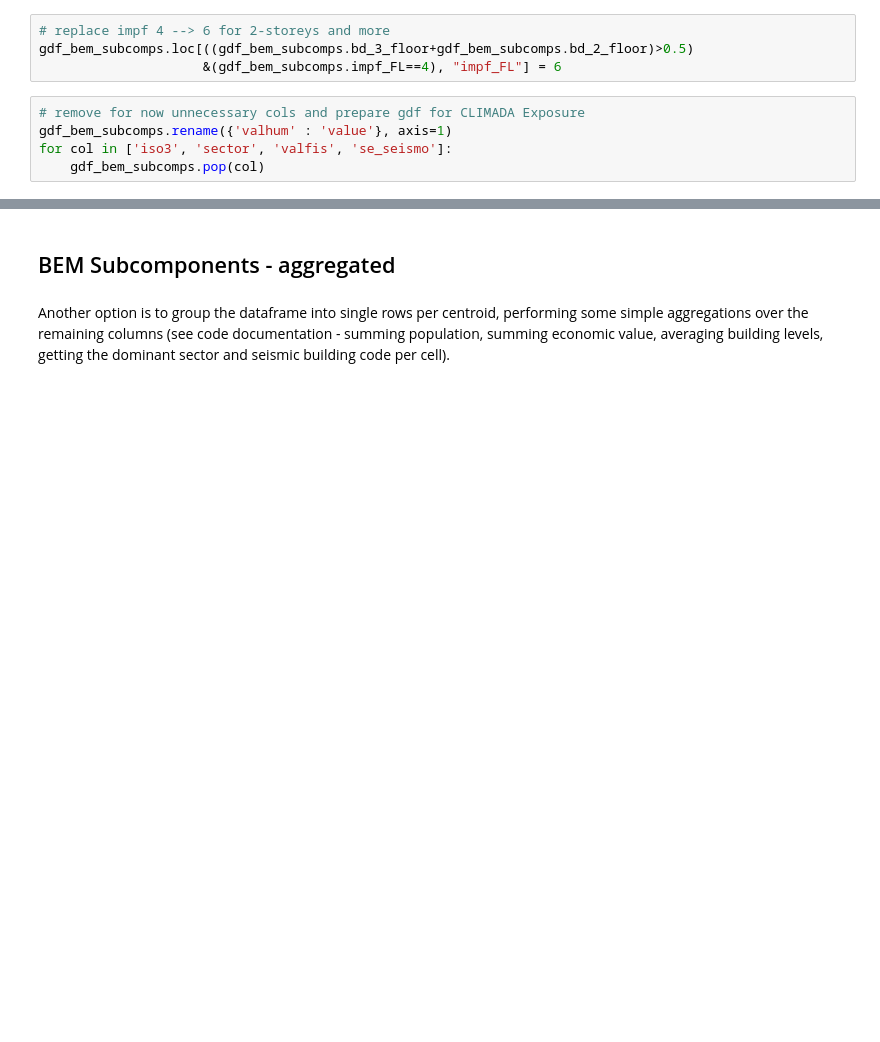
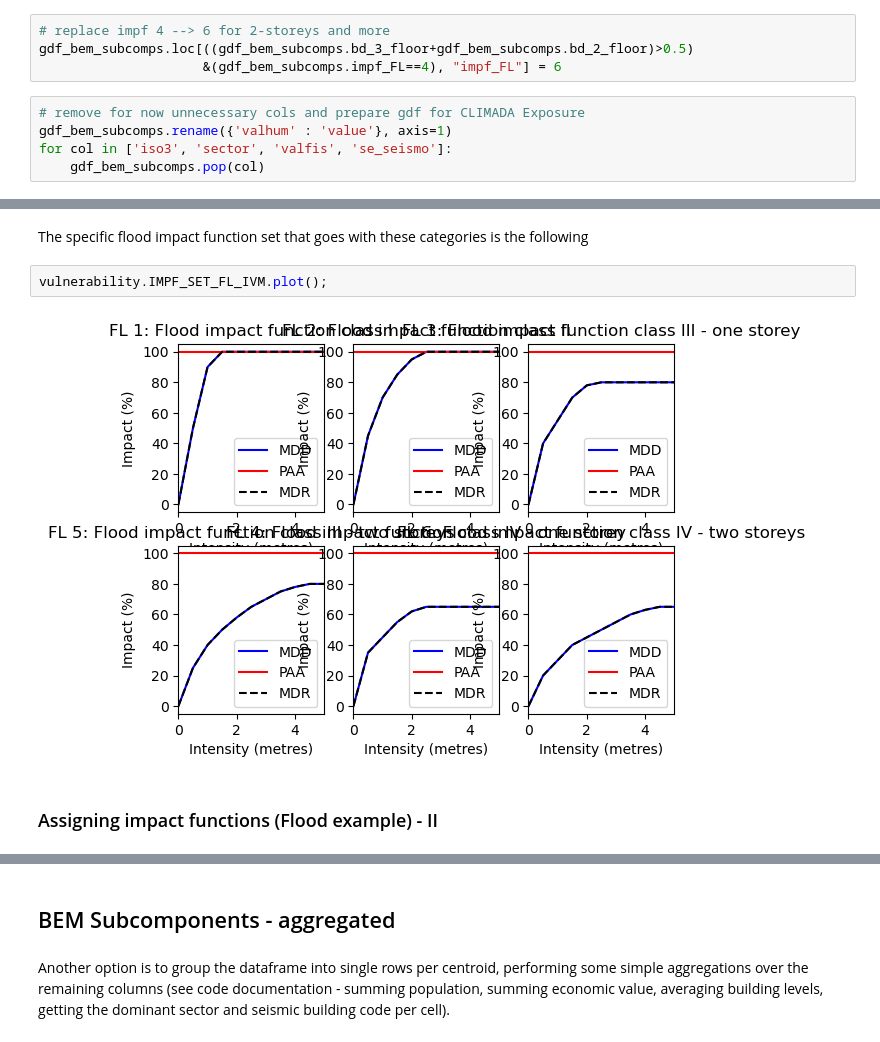
Before and after one commit to Evelyn-M/global-displacement-risk, a Jupyter notebook: doc/tutorial_exposure.ipynb, the cells around one changed output, grey strips where cells are left out. Drawn from its saved outputs; the diff is of its cells as text; blank space fills up the shorter version.

Commit message:
add all flood funcs w tutorial

```diff
--- a/doc/tutorial_exposure.ipynb
+++ b/doc/tutorial_exposure.ipynb
@@ -127,3 +129,11 @@ exp_bem_subcomps.gdf.head()
 | 12 | 194457751 | 3 | 0.002711 | 0.0 | 0.0 | 0.0 | POINT (43.40417 0.66250) | 2 |
 | 13 | 194457751 | 3 | 0.001159 | 0.0 | 0.0 | 0.0 | POINT (43.40417 0.66250) | 2 |
 | 18 | 194457751 | 3 | 0.281569 | 0.0 | 0.0 | 0.0 | POINT (43.40417 0.66250) | 2 |
+# %% [markdown]
+The specific flood impact function set that goes with these categories is the following
+# %%
+vulnerability.IMPF_SET_FL_IVM.plot();
+# %% [output]
+[figure, added]
+# %% [markdown]
+### Assigning impact functions (Flood example) - II
```
Also changed, not shown: parts of 12 cells of this notebook, 1 other file.
